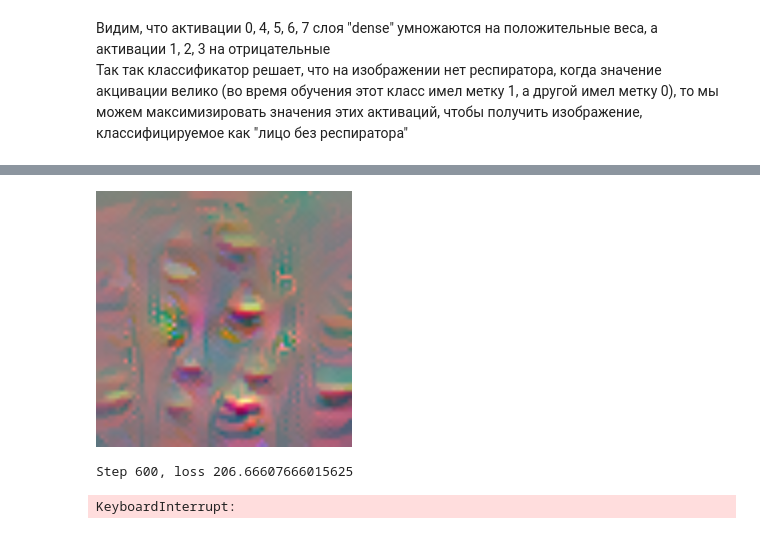
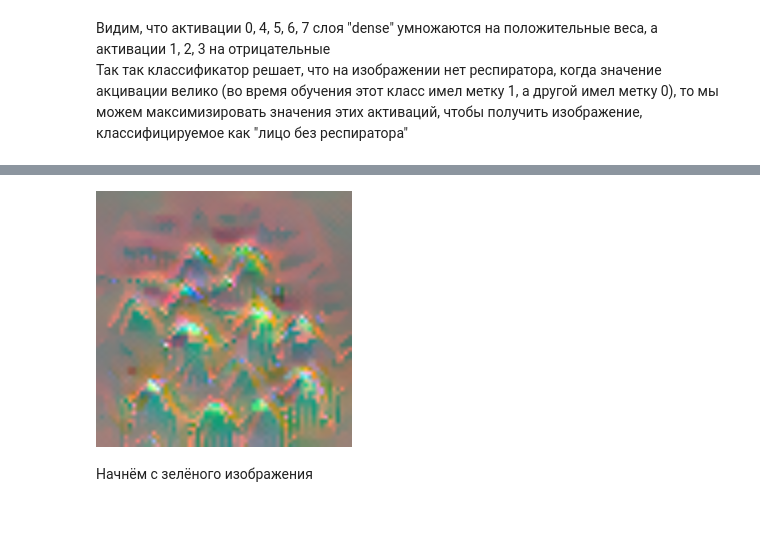
Before and after one commit to Leonid-Erlygin/lectures, a Jupyter notebook: l5_visualization/notebooks/resp_demo.ipynb, the cells around one changed output, grey strips where cells are left out. Saved outputs shown, nothing was run; the diff lists cells and outputs as text; code cells hidden in the pictures.

```diff
--- a/l5_visualization/notebooks/resp_demo.ipynb
+++ b/l5_visualization/notebooks/resp_demo.ipynb
@@ -82,13 +124,11 @@ bias :[-0.01513]
 # %%
-def calc_loss_one_out(img, model):
+def resp_max_loss(img, model):
     C = 0.3
     img_batch = tf.expand_dims(img, axis=0)
     layer_activations = model(img_batch)
     return (
-        layer_activations[0][0] * 1
-        + layer_activations[0][4] * 1
-        + layer_activations[0][5] * 1
-        + layer_activations[0][6] * 1
-        + layer_activations[0][7] * 1
+        layer_activations[0][1] * 1
+        + layer_activations[0][2] * 1
+        + layer_activations[0][3] * 1
         - C * tf.image.total_variation(img)
     )
@@ -97,23 +135,33 @@ out_dir = Path("/workspaces/lectures/outputs")
+# %%
+out_path = out_root_dir / Path("resp_max")
+generate_samples(resp_max_loss, out_path, steps=400)
+# %% [output]
+[figure, added]
+# %% [markdown]
+Начнём с зелёного изображения
 # %%
-out_path = Path("../outputs/test")
-
-shutil.rmtree(out_path, ignore_errors=True)
-out_path.mkdir()
-dr = DeepResp(deepdream_model, calc_loss_one_out, 200, 0.01)
-for i in range(5):
-    random_image = tf.random.uniform(
-        [64, 64, 3],
-        minval=0,
-        maxval=None,
-        dtype=tf.dtypes.float32,
-        seed=None,
-        name=None,
-    )
-    image = dr(random_image)
-    image_to_save = cv2.cvtColor(image.numpy(), cv2.COLOR_RGB2BGR)
-    image_to_save = cv2.resize(image_to_save, (256, 256))
-    cv2.imwrite(str(out_path / f"{i}.jpg"), image_to_save)
+def generate_samples_green_start(loss, out_path, steps=200, lr=0.01, num_samples=5):
+    shutil.rmtree(out_path, ignore_errors=True)
+    out_path.mkdir(parents=True)
+    dr = DeepResp(deepdream_model, loss, steps, lr)
+    for i in range(num_samples):
+        random_image = tf.random.uniform(
+            [64, 64, 3],
+            minval=0,
+            maxval=None,
+            dtype=tf.dtypes.float32,
+            seed=None,
+            name=None,
+        )
+        color = np.zeros(
+            [64, 64, 3],
+            dtype=np.float32,
+        )
+        color[:, :, 0] = 0.3
+        color[:, :, 1] = 0.7
+        color[:, :, 2] = 0.3
+        color = tf.convert_to_tensor(color) + random_image / 10
+        image = dr(color)
+        image_to_save = cv2.cvtColor(image.numpy(), cv2.COLOR_RGB2BGR)
+        image_to_save = cv2.resize(image_to_save, (256, 256))
+        cv2.imwrite(str(out_path / f"{i}.jpg"), image_to_save)
-# %% [output]
-[figure, removed]
-Step 600, loss 206.66607666015625
-KeyboardInterrupt:
```
Also changed, not shown: parts of 10 cells of this notebook, 11 other files.
